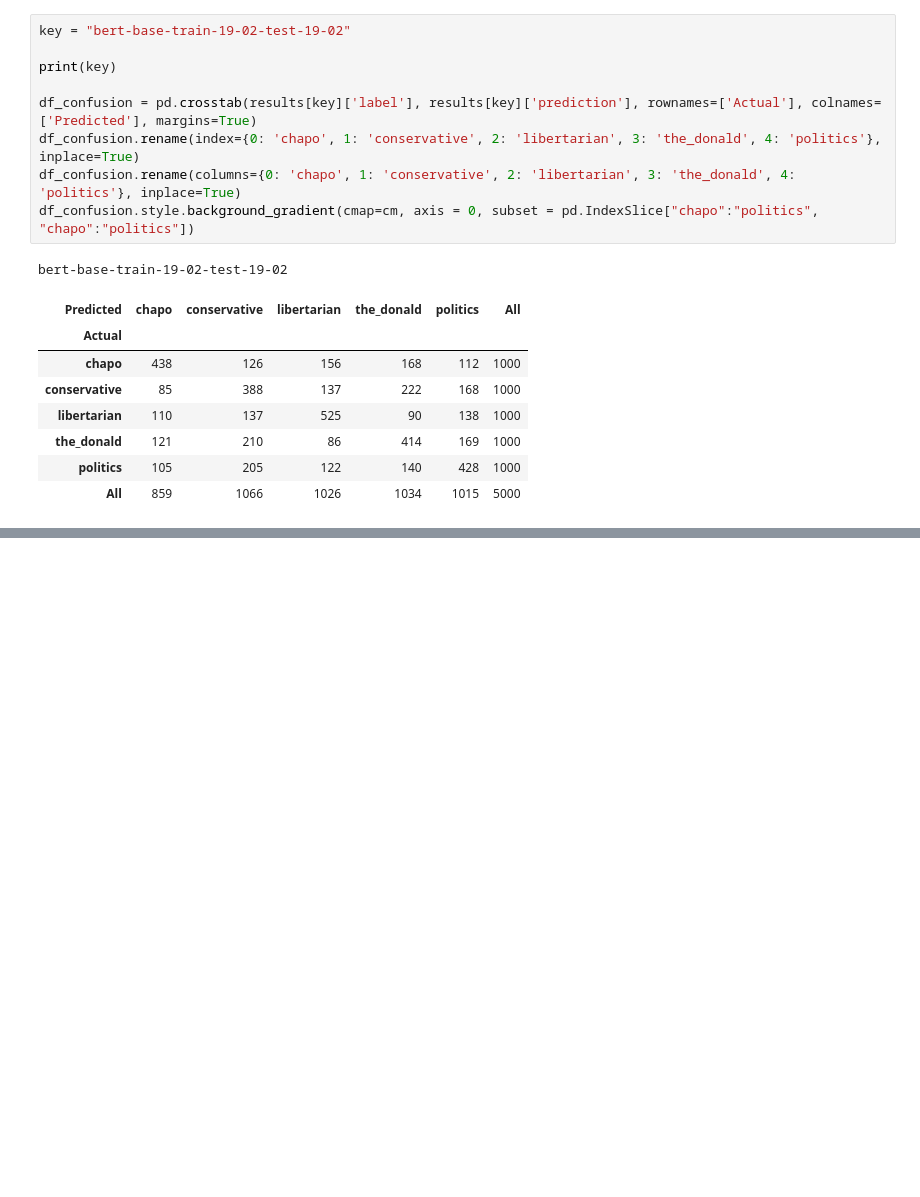
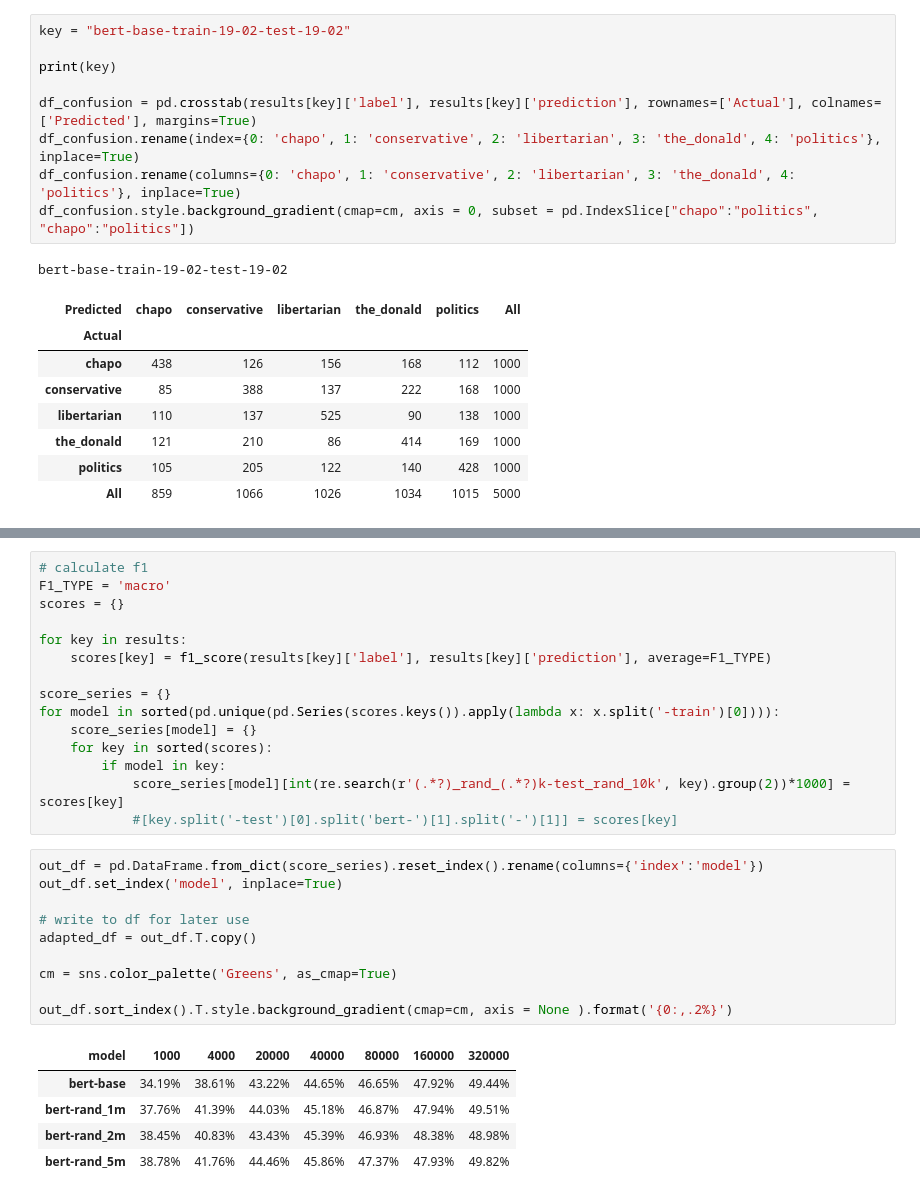
Before and after one commit to paul-rottger/temporal-adaptation, a Jupyter notebook: 4_evaluation/classification/evaluate_classification_results.ipynb, the cells around one changed output, grey strips where cells are left out. Saved outputs shown, nothing was run; the diff lists cells and outputs as text; blank space fills up the shorter version.

```diff
--- a/4_evaluation/classification/evaluate_classification_results.ipynb
+++ b/4_evaluation/classification/evaluate_classification_results.ipynb
@@ -443,0 +520,31 @@ bert-base-train-19-02-test-19-02
+# %%
+# calculate f1
+F1_TYPE = 'macro'
+scores = {}
+
+for key in results:
+    scores[key] = f1_score(results[key]['label'], results[key]['prediction'], average=F1_TYPE)
+
+score_series = {}
+for model in sorted(pd.unique(pd.Series(scores.keys()).apply(lambda x: x.split('-train')[0]))):
+    score_series[model] = {}
+    for key in sorted(scores):
+        if model in key:
+            score_series[model][int(re.search(r'(.*?)_rand_(.*?)k-test_rand_10k', key).group(2))*1000] = scores[key]
+            #[key.split('-test')[0].split('bert-')[1].split('-')[1]] = scores[key]
+# %%
+out_df = pd.DataFrame.from_dict(score_series).reset_index().rename(columns={'index':'model'})
+out_df.set_index('model', inplace=True)
+
+# write to df for later use
+adapted_df = out_df.T.copy()
+
+cm = sns.color_palette('Greens', as_cmap=True)
+
+out_df.sort_index().T.style.background_gradient(cmap=cm, axis = None ).format('{0:,.2%}')
+# %% [output]
+| model | 1000 | 4000 | 20000 | 40000 | 80000 | 160000 | 320000 |
+| bert-base | 34.19% | 38.61% | 43.22% | 44.65% | 46.65% | 47.92% | 49.44% |
+| bert-rand_1m | 37.76% | 41.39% | 44.03% | 45.18% | 46.87% | 47.94% | 49.51% |
+| bert-rand_2m | 38.45% | 40.83% | 43.43% | 45.39% | 46.93% | 48.38% | 48.98% |
+| bert-rand_5m | 38.78% | 41.76% | 44.46% | 45.86% | 47.37% | 47.93% | 49.82% |
```
Also changed, not shown: parts of 11 cells of this notebook, 2 other files.
